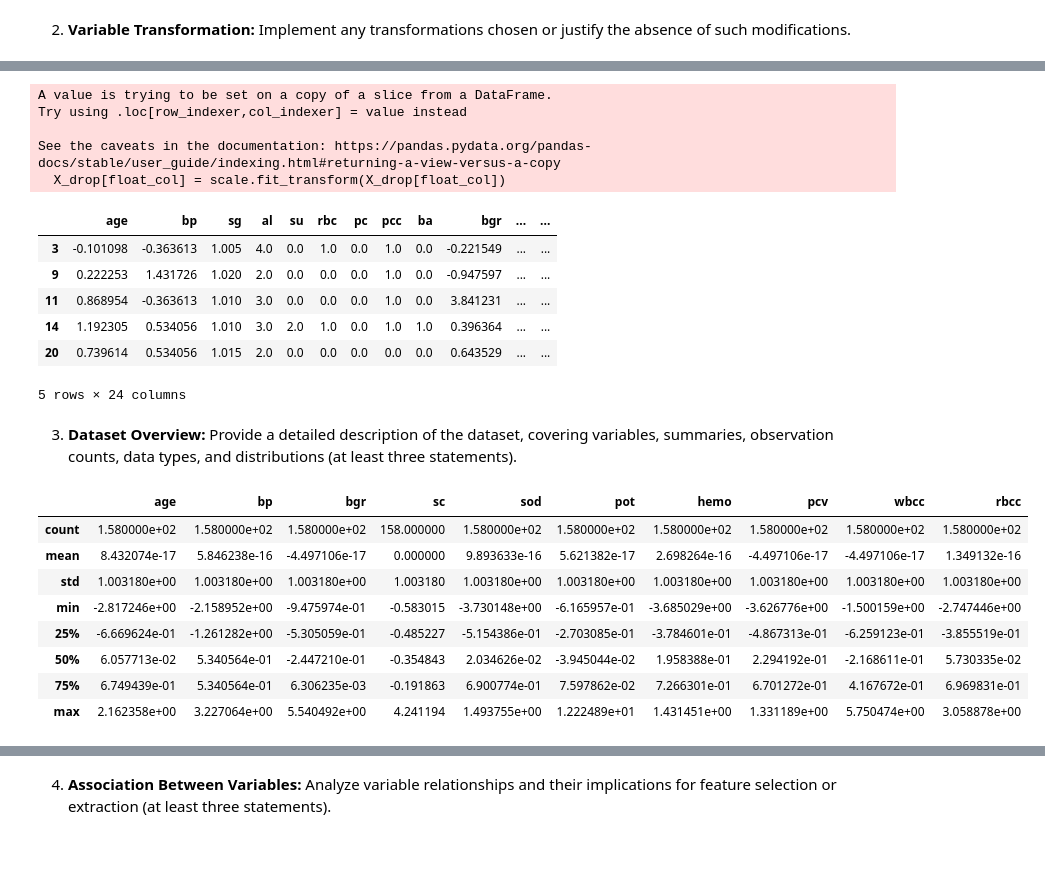
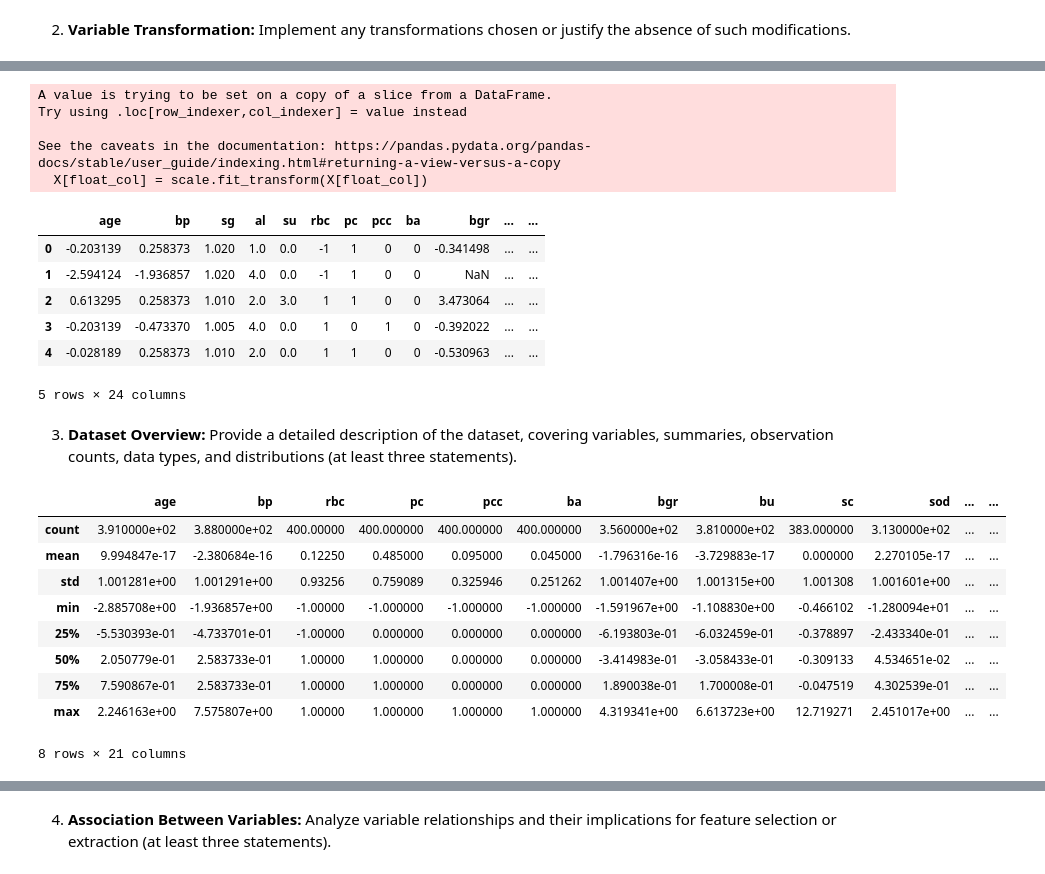
Before and after one commit to dail9/3da-assignment6, a Jupyter notebook: assignment6.ipynb, the cells around one changed output, grey strips where cells are left out. Drawn from its saved outputs; the diff is of its cells as text; code cells hidden in the pictures.

```diff
--- a/assignment6.ipynb
+++ b/assignment6.ipynb
@@ -338,3 +338,12 @@ There are 9 missing values in "age", 12 missing values in "bp", 47 missing value
 0 missing value in "class".
 # %% [markdown]
 2. **Variable Transformation:** Implement any transformations chosen or justify the absence of such modifications.
+# %%
+columns_to_convert = ['sg', 'al','su']
+for col in columns_to_convert:
+    X[col] = pd.Categorical(X[col])
+
+object_convert =["rbc", "pc", "pcc", "ba", "htn", "dm", "cad", "appet", "pe", "ane"]
+for col in object_convert:
+    X[col] = X[col].astype('category').cat.codes
+X.dtypes
@@ -372,6 +426,6 @@ y.head()
 # %%
-float_col = X_drop.select_dtypes(include=['float64']).columns
-object_col = X_drop.select_dtypes(include=['object']).columns
+float_col = X.select_dtypes(include=['float64']).columns
+object_col = X.select_dtypes(include=['object']).columns
 # %%
 binary = {'rbc':{'normal':1,'abnormal':0},
           'pc':{'normal':1,'abnormal':0},
@@ -387,7 +441,7 @@ binary = {'rbc':{'normal':1,'abnormal':0},
           }
 # %%
 for i,j in binary.items():
-    X_drop[i] = X_drop[i].replace(j)
+    X[i] = X[i].replace(j)
 # %% [output]
 A value is trying to be set on a copy of a slice from a DataFrame.
 Try using .loc[row_indexer,col_indexer] = value instead
@@ -413,32 +467,33 @@ X_drop
 # %%
 scale = StandardScaler()
-X_drop[float_col] = scale.fit_transform(X_drop[float_col])
-X_drop.head()
+X[float_col] = scale.fit_transform(X[float_col])
+X.head()
 # %% [output]
 A value is trying to be set on a copy of a slice from a DataFrame.
 Try using .loc[row_indexer,col_indexer] = value instead
 
 See the caveats in the documentation: https://pandas.pydata.org/pandas-docs/stable/user_guide/indexing.html#returning-a-view-versus-a-copy
-  X_drop[float_col] = scale.fit_transform(X_drop[float_col])
+  X[float_col] = scale.fit_transform(X[float_col])
 |  | age | bp | sg | al | su | rbc | pc | pcc | ba | bgr | ... | ... |
-| 3 | -0.101098 | -0.363613 | 1.005 | 4.0 | 0.0 | 1.0 | 0.0 | 1.0 | 0.0 | -0.221549 | ... | ... |
-| 9 | 0.222253 | 1.431726 | 1.020 | 2.0 | 0.0 | 0.0 | 0.0 | 1.0 | 0.0 | -0.947597 | ... | ... |
-| 11 | 0.868954 | -0.363613 | 1.010 | 3.0 | 0.0 | 0.0 | 0.0 | 1.0 | 0.0 | 3.841231 | ... | ... |
-| 14 | 1.192305 | 0.534056 | 1.010 | 3.0 | 2.0 | 1.0 | 0.0 | 1.0 | 1.0 | 0.396364 | ... | ... |
-| 20 | 0.739614 | 0.534056 | 1.015 | 2.0 | 0.0 | 0.0 | 0.0 | 0.0 | 0.0 | 0.643529 | ... | ... |
+| 0 | -0.203139 | 0.258373 | 1.020 | 1.0 | 0.0 | -1 | 1 | 0 | 0 | -0.341498 | ... | ... |
+| 1 | -2.594124 | -1.936857 | 1.020 | 4.0 | 0.0 | -1 | 1 | 0 | 0 | NaN | ... | ... |
+| 2 | 0.613295 | 0.258373 | 1.010 | 2.0 | 3.0 | 1 | 1 | 0 | 0 | 3.473064 | ... | ... |
+| 3 | -0.203139 | -0.473370 | 1.005 | 4.0 | 0.0 | 1 | 0 | 1 | 0 | -0.392022 | ... | ... |
+| 4 | -0.028189 | 0.258373 | 1.010 | 2.0 | 0.0 | 1 | 1 | 0 | 0 | -0.530963 | ... | ... |
 5 rows × 24 columns
 # %% [markdown]
 3. **Dataset Overview:** Provide a detailed description of the dataset, covering variables, summaries, observation counts, data types, and distributions (at least three statements).
 # %%
-X_drop.describe()
+X.describe()
 # %% [output]
-|  | age | bp | bgr | sc | sod | pot | hemo | pcv | wbcc | rbcc |
-| count | 1.580000e+02 | 1.580000e+02 | 1.580000e+02 | 158.000000 | 1.580000e+02 | 1.580000e+02 | 1.580000e+02 | 1.580000e+02 | 1.580000e+02 | 1.580000e+02 |
-| mean | 8.432074e-17 | 5.846238e-16 | -4.497106e-17 | 0.000000 | 9.893633e-16 | 5.621382e-17 | 2.698264e-16 | -4.497106e-17 | -4.497106e-17 | 1.349132e-16 |
-| std | 1.003180e+00 | 1.003180e+00 | 1.003180e+00 | 1.003180 | 1.003180e+00 | 1.003180e+00 | 1.003180e+00 | 1.003180e+00 | 1.003180e+00 | 1.003180e+00 |
-| min | -2.817246e+00 | -2.158952e+00 | -9.475974e-01 | -0.583015 | -3.730148e+00 | -6.165957e-01 | -3.685029e+00 | -3.626776e+00 | -1.500159e+00 | -2.747446e+00 |
-| 25% | -6.669624e-01 | -1.261282e+00 | -5.305059e-01 | -0.485227 | -5.154386e-01 | -2.703085e-01 | -3.784601e-01 | -4.867313e-01 | -6.259123e-01 | -3.855519e-01 |
-| 50% | 6.057713e-02 | 5.340564e-01 | -2.447210e-01 | -0.354843 | 2.034626e-02 | -3.945044e-02 | 1.958388e-01 | 2.294192e-01 | -2.168611e-01 | 5.730335e-02 |
-| 75% | 6.749439e-01 | 5.340564e-01 | 6.306235e-03 | -0.191863 | 6.900774e-01 | 7.597862e-02 | 7.266301e-01 | 6.701272e-01 | 4.167672e-01 | 6.969831e-01 |
-| max | 2.162358e+00 | 3.227064e+00 | 5.540492e+00 | 4.241194 | 1.493755e+00 | 1.222489e+01 | 1.431451e+00 | 1.331189e+00 | 5.750474e+00 | 3.058878e+00 |
+|  | age | bp | rbc | pc | pcc | ba | bgr | bu | sc | sod | ... | ... |
+| count | 3.910000e+02 | 3.880000e+02 | 400.00000 | 400.000000 | 400.000000 | 400.000000 | 3.560000e+02 | 3.810000e+02 | 383.000000 | 3.130000e+02 | ... | ... |
+| mean | 9.994847e-17 | -2.380684e-16 | 0.12250 | 0.485000 | 0.095000 | 0.045000 | -1.796316e-16 | -3.729883e-17 | 0.000000 | 2.270105e-17 | ... | ... |
+| std | 1.001281e+00 | 1.001291e+00 | 0.93256 | 0.759089 | 0.325946 | 0.251262 | 1.001407e+00 | 1.001315e+00 | 1.001308 | 1.001601e+00 | ... | ... |
+| min | -2.885708e+00 | -1.936857e+00 | -1.00000 | -1.000000 | -1.000000 | -1.000000 | -1.591967e+00 | -1.108830e+00 | -0.466102 | -1.280094e+01 | ... | ... |
+| 25% | -5.530393e-01 | -4.733701e-01 | -1.00000 | 0.000000 | 0.000000 | 0.000000 | -6.193803e-01 | -6.032459e-01 | -0.378897 | -2.433340e-01 | ... | ... |
+| 50% | 2.050779e-01 | 2.583733e-01 | 1.00000 | 1.000000 | 0.000000 | 0.000000 | -3.414983e-01 | -3.058433e-01 | -0.309133 | 4.534651e-02 | ... | ... |
+| 75% | 7.590867e-01 | 2.583733e-01 | 1.00000 | 1.000000 | 0.000000 | 0.000000 | 1.890038e-01 | 1.700008e-01 | -0.047519 | 4.302539e-01 | ... | ... |
+| max | 2.246163e+00 | 7.575807e+00 | 1.00000 | 1.000000 | 1.000000 | 1.000000 | 4.319341e+00 | 6.613723e+00 | 12.719271 | 2.451017e+00 | ... | ... |
+8 rows × 21 columns
 # %%
```
Also changed, not shown: parts of 27 cells of this notebook.
